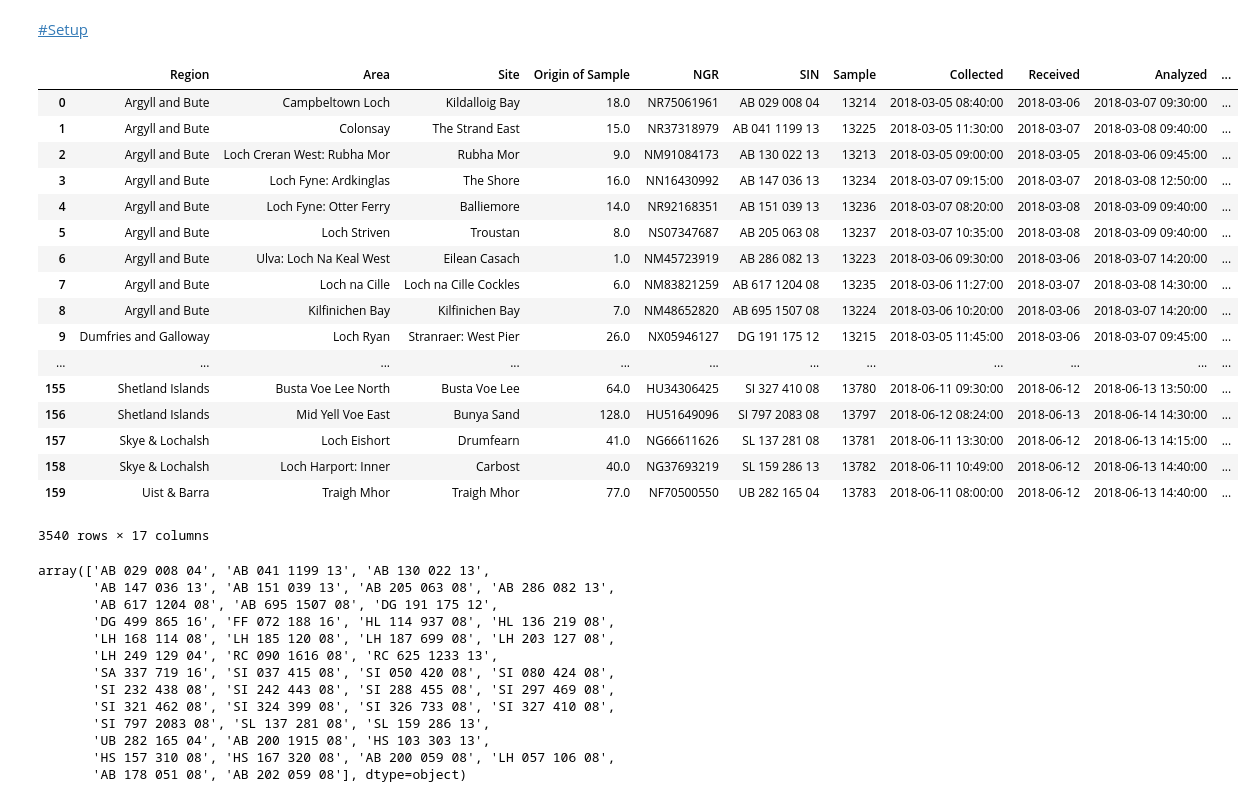
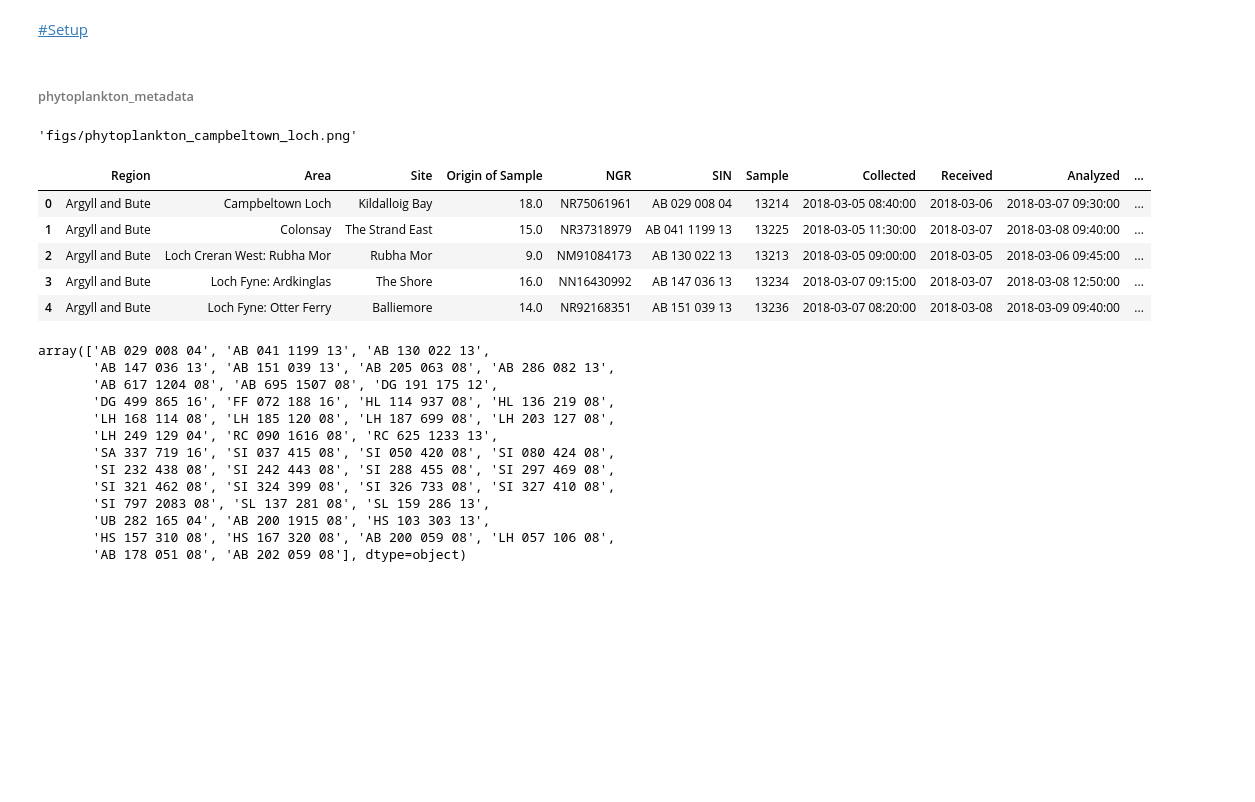
Before and after one commit to douglasmacdonald/python, a Jupyter notebook: notebooks/water_quality_develop.ipynb, the cells around one changed output. Saved outputs shown, nothing was run; the diff lists cells and outputs as text; code cells hidden in the pictures; blank space fills up the shorter version.

```diff
--- a/notebooks/water_quality_develop.ipynb
+++ b/notebooks/water_quality_develop.ipynb
@@ -203,6 +216,8 @@ IndentationError: unexpected indent (<ipython-input-24-393ac9408d9e>, line 21)
 ## Campbeltown Loch - Shellfish Phytoplankton
 # %% [markdown]
 [#Setup](#Setup)
+# %% [markdown]
+###### phytoplankton_metadata
 # %%
 header = ['Region'
      , 'Area'
@@ -267,24 +356,17 @@ pyhtoplankton = preprocess_pyhtoplankton(pyhtoplankton)
+# %%
+area = list_of_areas(pyhtoplankton)[0]
+dst_filepath = get_phytoplankton_plot_filepath(area)
+# %% [output]
+'figs/phytoplankton_campbeltown_loch.png'
 # %%
-pyhtoplankton
+pyhtoplankton.head()
 # %% [output]
 |  | Region | Area | Site | Origin of Sample | NGR | SIN | Sample | Collected | Received | Analyzed | ... |
 | 0 | Argyll and Bute | Campbeltown Loch | Kildalloig Bay | 18.0 | NR75061961 | AB 029 008 04 | 13214 | 2018-03-05 08:40:00 | 2018-03-06 | 2018-03-07 09:30:00 | ... |
 | 1 | Argyll and Bute | Colonsay | The Strand East | 15.0 | NR37318979 | AB 041 1199 13 | 13225 | 2018-03-05 11:30:00 | 2018-03-07 | 2018-03-08 09:40:00 | ... |
 | 2 | Argyll and Bute | Loch Creran West: Rubha Mor | Rubha Mor | 9.0 | NM91084173 | AB 130 022 13 | 13213 | 2018-03-05 09:00:00 | 2018-03-05 | 2018-03-06 09:45:00 | ... |
 | 3 | Argyll and Bute | Loch Fyne: Ardkinglas | The Shore | 16.0 | NN16430992 | AB 147 036 13 | 13234 | 2018-03-07 09:15:00 | 2018-03-07 | 2018-03-08 12:50:00 | ... |
 | 4 | Argyll and Bute | Loch Fyne: Otter Ferry | Balliemore | 14.0 | NR92168351 | AB 151 039 13 | 13236 | 2018-03-07 08:20:00 | 2018-03-08 | 2018-03-09 09:40:00 | ... |
-| 5 | Argyll and Bute | Loch Striven | Troustan | 8.0 | NS07347687 | AB 205 063 08 | 13237 | 2018-03-07 10:35:00 | 2018-03-08 | 2018-03-09 09:40:00 | ... |
-| 6 | Argyll and Bute | Ulva: Loch Na Keal West | Eilean Casach | 1.0 | NM45723919 | AB 286 082 13 | 13223 | 2018-03-06 09:30:00 | 2018-03-06 | 2018-03-07 14:20:00 | ... |
-| 7 | Argyll and Bute | Loch na Cille | Loch na Cille Cockles | 6.0 | NM83821259 | AB 617 1204 08 | 13235 | 2018-03-06 11:27:00 | 2018-03-07 | 2018-03-08 14:30:00 | ... |
-| 8 | Argyll and Bute | Kilfinichen Bay | Kilfinichen Bay | 7.0 | NM48652820 | AB 695 1507 08 | 13224 | 2018-03-06 10:20:00 | 2018-03-06 | 2018-03-07 14:20:00 | ... |
-| 9 | Dumfries and Galloway | Loch Ryan | Stranraer: West Pier | 26.0 | NX05946127 | DG 191 175 12 | 13215 | 2018-03-05 11:45:00 | 2018-03-06 | 2018-03-07 09:45:00 | ... |
-| ... | ... | ... | ... | ... | ... | ... | ... | ... | ... | ... | ... |
-| 155 | Shetland Islands | Busta Voe Lee North | Busta Voe Lee | 64.0 | HU34306425 | SI 327 410 08 | 13780 | 2018-06-11 09:30:00 | 2018-06-12 | 2018-06-13 13:50:00 | ... |
-| 156 | Shetland Islands | Mid Yell Voe East | Bunya Sand | 128.0 | HU51649096 | SI 797 2083 08 | 13797 | 2018-06-12 08:24:00 | 2018-06-13 | 2018-06-14 14:30:00 | ... |
-| 157 | Skye & Lochalsh | Loch Eishort | Drumfearn | 41.0 | NG66611626 | SL 137 281 08 | 13781 | 2018-06-11 13:30:00 | 2018-06-12 | 2018-06-13 14:15:00 | ... |
-| 158 | Skye & Lochalsh | Loch Harport: Inner | Carbost | 40.0 | NG37693219 | SL 159 286 13 | 13782 | 2018-06-11 10:49:00 | 2018-06-12 | 2018-06-13 14:40:00 | ... |
-| 159 | Uist & Barra | Traigh Mhor | Traigh Mhor | 77.0 | NF70500550 | UB 282 165 04 | 13783 | 2018-06-11 08:00:00 | 2018-06-12 | 2018-06-13 14:40:00 | ... |
-3540 rows × 17 columns
 # %%
 pyhtoplankton.SIN.unique()
 # %% [output]
```
Also changed, not shown: parts of 20 cells of this notebook, 1 other file.
